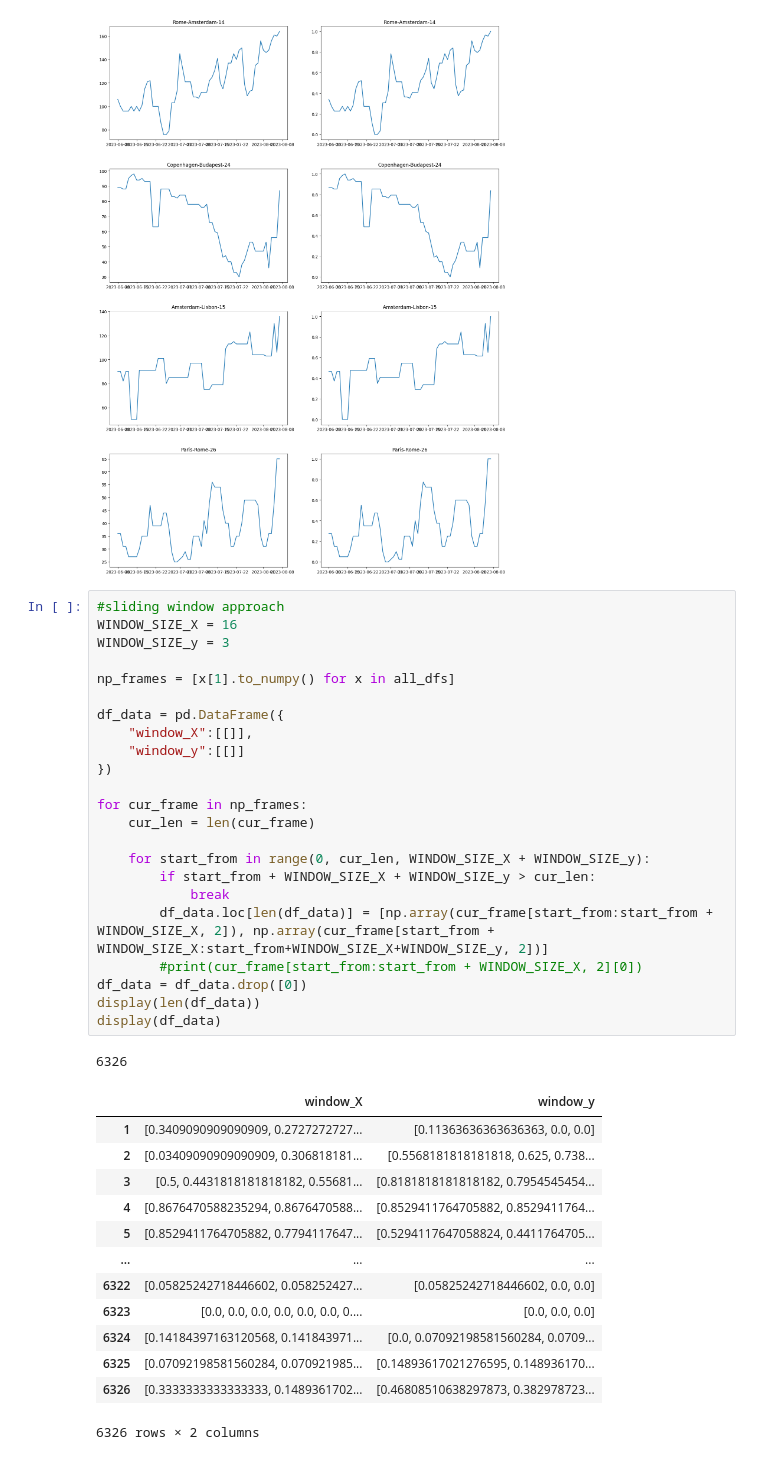
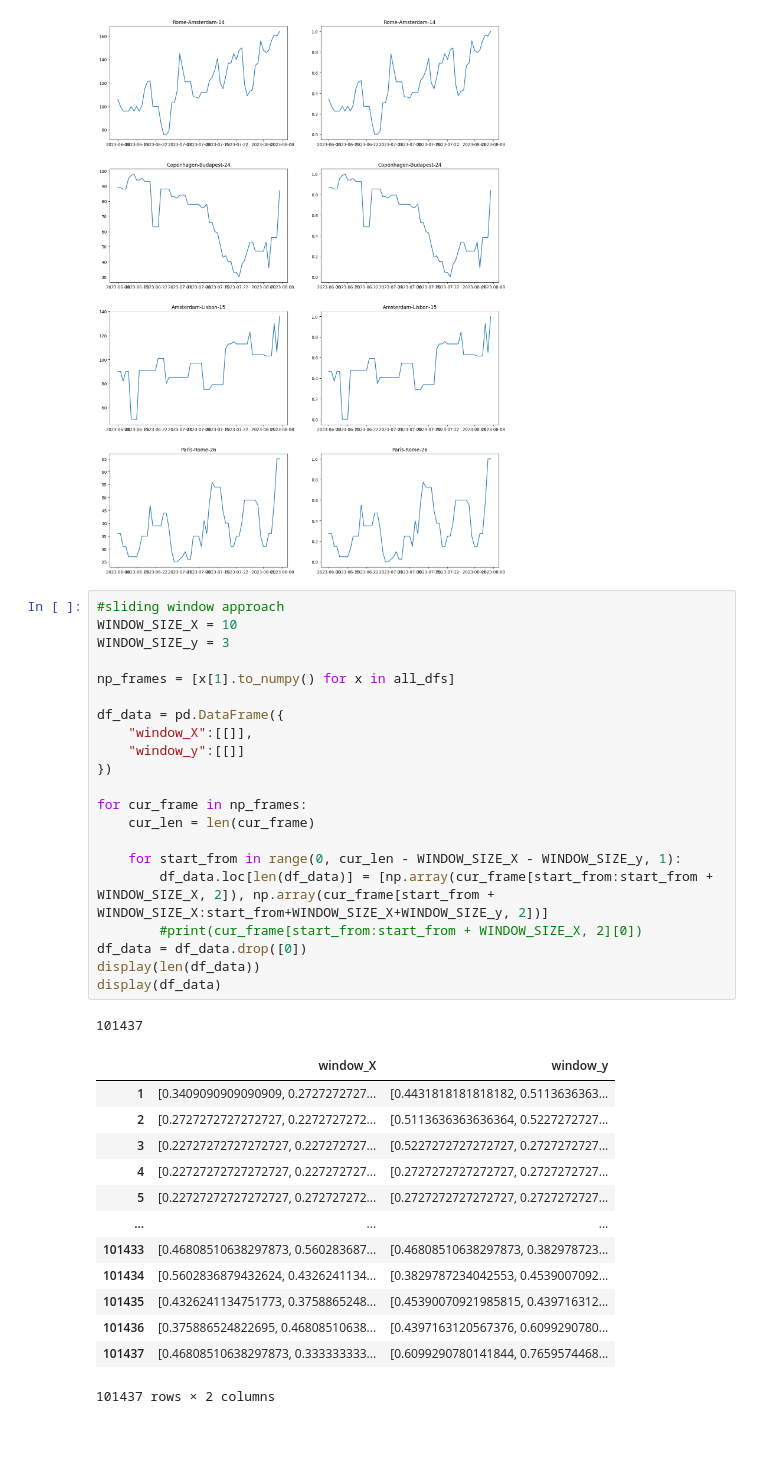
Before and after one commit to GloryFight3r/flight_price_predictor, a Jupyter notebook: src/data_visualizer.ipynb, the cells around one changed output. Drawn from its saved outputs; the diff is of its cells as text.

```diff
--- a/src/data_visualizer.ipynb
+++ b/src/data_visualizer.ipynb
@@ -75,42 +74,40 @@ for ind, (name, df) in enumerate(all_dfs[:4]):
 [figure]
 # %%
 #sliding window approach
-WINDOW_SIZE_X = 16
+WINDOW_SIZE_X = 10
 WINDOW_SIZE_y = 3
 
 np_frames = [x[1].to_numpy() for x in all_dfs]
 
 df_data = pd.DataFrame({
     "window_X":[[]],
     "window_y":[[]]
 })
 
 for cur_frame in np_frames:
     cur_len = len(cur_frame)
 
-    for start_from in range(0, cur_len, WINDOW_SIZE_X + WINDOW_SIZE_y):
-        if start_from + WINDOW_SIZE_X + WINDOW_SIZE_y > cur_len:
-            break
+    for start_from in range(0, cur_len - WINDOW_SIZE_X - WINDOW_SIZE_y, 1):
         df_data.loc[len(df_data)] = [np.array(cur_frame[start_from:start_from + WINDOW_SIZE_X, 2]), np.array(cur_frame[start_from + WINDOW_SIZE_X:start_from+WINDOW_SIZE_X+WINDOW_SIZE_y, 2])]
         #print(cur_frame[start_from:start_from + WINDOW_SIZE_X, 2][0])
 df_data = df_data.drop([0])
 display(len(df_data))
 display(df_data)
 # %% [output]
-6326
+101437
 |  | window_X | window_y |
-| 1 | [0.3409090909090909, 0.2727272727... | [0.11363636363636363, 0.0, 0.0] |
-| 2 | [0.03409090909090909, 0.306818181... | [0.5568181818181818, 0.625, 0.738... |
-| 3 | [0.5, 0.4431818181818182, 0.55681... | [0.8181818181818182, 0.7954545454... |
-| 4 | [0.8676470588235294, 0.8676470588... | [0.8529411764705882, 0.8529411764... |
-| 5 | [0.8529411764705882, 0.7794117647... | [0.5294117647058824, 0.4411764705... |
+| 1 | [0.3409090909090909, 0.2727272727... | [0.4431818181818182, 0.5113636363... |
+| 2 | [0.2727272727272727, 0.2272727272... | [0.5113636363636364, 0.5227272727... |
+| 3 | [0.22727272727272727, 0.227272727... | [0.5227272727272727, 0.2727272727... |
+| 4 | [0.22727272727272727, 0.227272727... | [0.2727272727272727, 0.2727272727... |
+| 5 | [0.22727272727272727, 0.272727272... | [0.2727272727272727, 0.2727272727... |
 | ... | ... | ... |
-| 6322 | [0.05825242718446602, 0.058252427... | [0.05825242718446602, 0.0, 0.0] |
-| 6323 | [0.0, 0.0, 0.0, 0.0, 0.0, 0.0, 0.... | [0.0, 0.0, 0.0] |
-| 6324 | [0.14184397163120568, 0.141843971... | [0.0, 0.07092198581560284, 0.0709... |
-| 6325 | [0.07092198581560284, 0.070921985... | [0.14893617021276595, 0.148936170... |
-| 6326 | [0.3333333333333333, 0.1489361702... | [0.46808510638297873, 0.382978723... |
+| 101433 | [0.46808510638297873, 0.560283687... | [0.46808510638297873, 0.382978723... |
+| 101434 | [0.5602836879432624, 0.4326241134... | [0.3829787234042553, 0.4539007092... |
+| 101435 | [0.4326241134751773, 0.3758865248... | [0.45390070921985815, 0.439716312... |
+| 101436 | [0.375886524822695, 0.46808510638... | [0.4397163120567376, 0.6099290780... |
+| 101437 | [0.46808510638297873, 0.333333333... | [0.6099290780141844, 0.7659574468... |
-6326 rows × 2 columns
+101437 rows × 2 columns
 # %%
 # split data into train and validation
 from sklearn.model_selection import train_test_split
```
Also changed, not shown: parts of 7 cells of this notebook, 2 other files.
